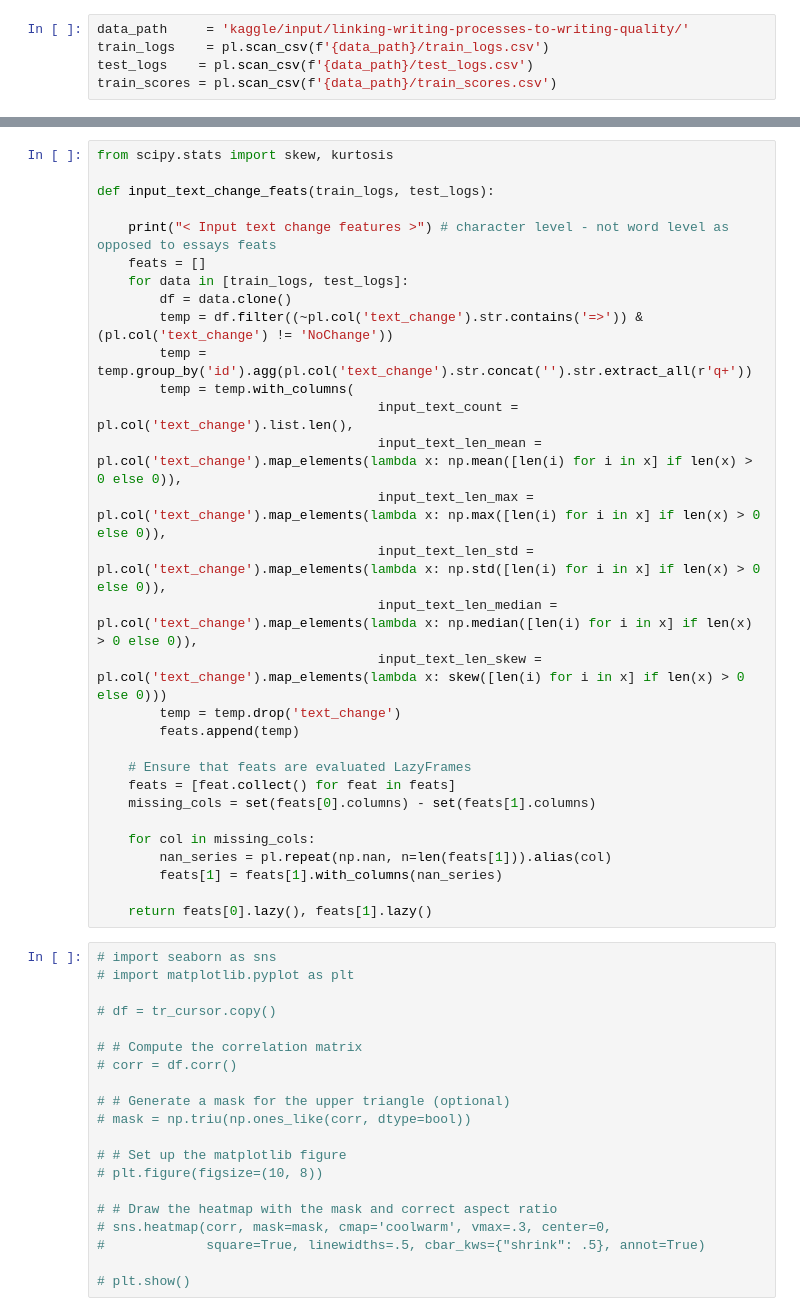
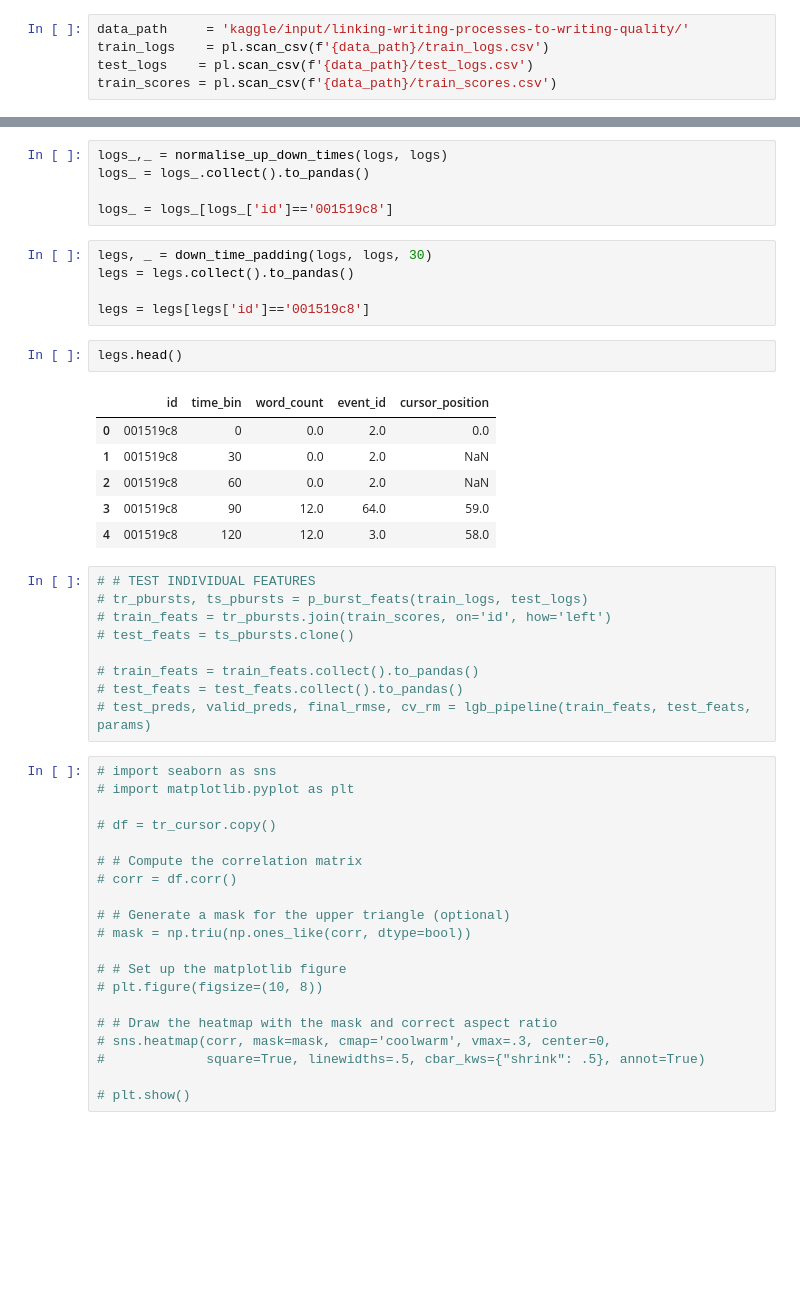
Before and after one commit to uallende/linking_writing_quality, a Jupyter notebook: EDA.ipynb, the cells around one changed output, grey strips where cells are left out. Saved outputs shown, nothing was run; the diff lists cells and outputs as text; blank space fills up the shorter version.

```diff
--- a/EDA.ipynb
+++ b/EDA.ipynb
@@ -235,33 +45,31 @@ shape: (1, 15)
-# %%
-from scipy.stats import skew, kurtosis
-
-def input_text_change_feats(train_logs, test_logs):
-
-    print("< Input text change features >") # character level - not word level as opposed to essays feats
-    feats = []
-    for data in [train_logs, test_logs]:
-        df = data.clone()
-        temp = df.filter((~pl.col('text_change').str.contains('=>')) & (pl.col('text_change') != 'NoChange'))
-        temp = temp.group_by('id').agg(pl.col('text_change').str.concat('').str.extract_all(r'q+'))
-        temp = temp.with_columns(
-                                    input_text_count = pl.col('text_change').list.len(),
-                                    input_text_len_mean = pl.col('text_change').map_elements(lambda x: np.mean([len(i) for i in x] if len(x) > 0 else 0)),
-                                    input_text_len_max = pl.col('text_change').map_elements(lambda x: np.max([len(i) for i in x] if len(x) > 0 else 0)),
-                                    input_text_len_std = pl.col('text_change').map_elements(lambda x: np.std([len(i) for i in x] if len(x) > 0 else 0)),
-                                    input_text_len_median = pl.col('text_change').map_elements(lambda x: np.median([len(i) for i in x] if len(x) > 0 else 0)),
-                                    input_text_len_skew = pl.col('text_change').map_elements(lambda x: skew([len(i) for i in x] if len(x) > 0 else 0)))
-        temp = temp.drop('text_change')
-        feats.append(temp)
-
-    # Ensure that feats are evaluated LazyFrames
-    feats = [feat.collect() for feat in feats]
-    missing_cols = set(feats[0].columns) - set(feats[1].columns)
-
-    for col in missing_cols:
-        nan_series = pl.repeat(np.nan, n=len(feats[1])).alias(col)
-        feats[1] = feats[1].with_columns(nan_series)
-
-    return feats[0].lazy(), feats[1].lazy()
+# %%
+logs_,_ = normalise_up_down_times(logs, logs)
+logs_ = logs_.collect().to_pandas()
+
+logs_ = logs_[logs_['id']=='001519c8']
+# %%
+legs, _ = down_time_padding(logs, logs, 30)
+legs = legs.collect().to_pandas()
+
+legs = legs[legs['id']=='001519c8']
+# %%
+legs.head()
+# %% [output]
+|  | id | time_bin | word_count | event_id | cursor_position |
+| 0 | 001519c8 | 0 | 0.0 | 2.0 | 0.0 |
+| 1 | 001519c8 | 30 | 0.0 | 2.0 | NaN |
+| 2 | 001519c8 | 60 | 0.0 | 2.0 | NaN |
+| 3 | 001519c8 | 90 | 12.0 | 64.0 | 59.0 |
+| 4 | 001519c8 | 120 | 12.0 | 3.0 | 58.0 |
+# %%
+# # TEST INDIVIDUAL FEATURES
+# tr_pbursts, ts_pbursts = p_burst_feats(train_logs, test_logs)
+# train_feats = tr_pbursts.join(train_scores, on='id', how='left')
+# test_feats = ts_pbursts.clone()
+
+# train_feats = train_feats.collect().to_pandas()
+# test_feats = test_feats.collect().to_pandas()
+# test_preds, valid_preds, final_rmse, cv_rm = lgb_pipeline(train_feats, test_feats, params)
 # %%
 # import seaborn as sns
 # import matplotlib.pyplot as plt
```
Also changed, not shown: parts of 15 cells of this notebook, 1 other file.
